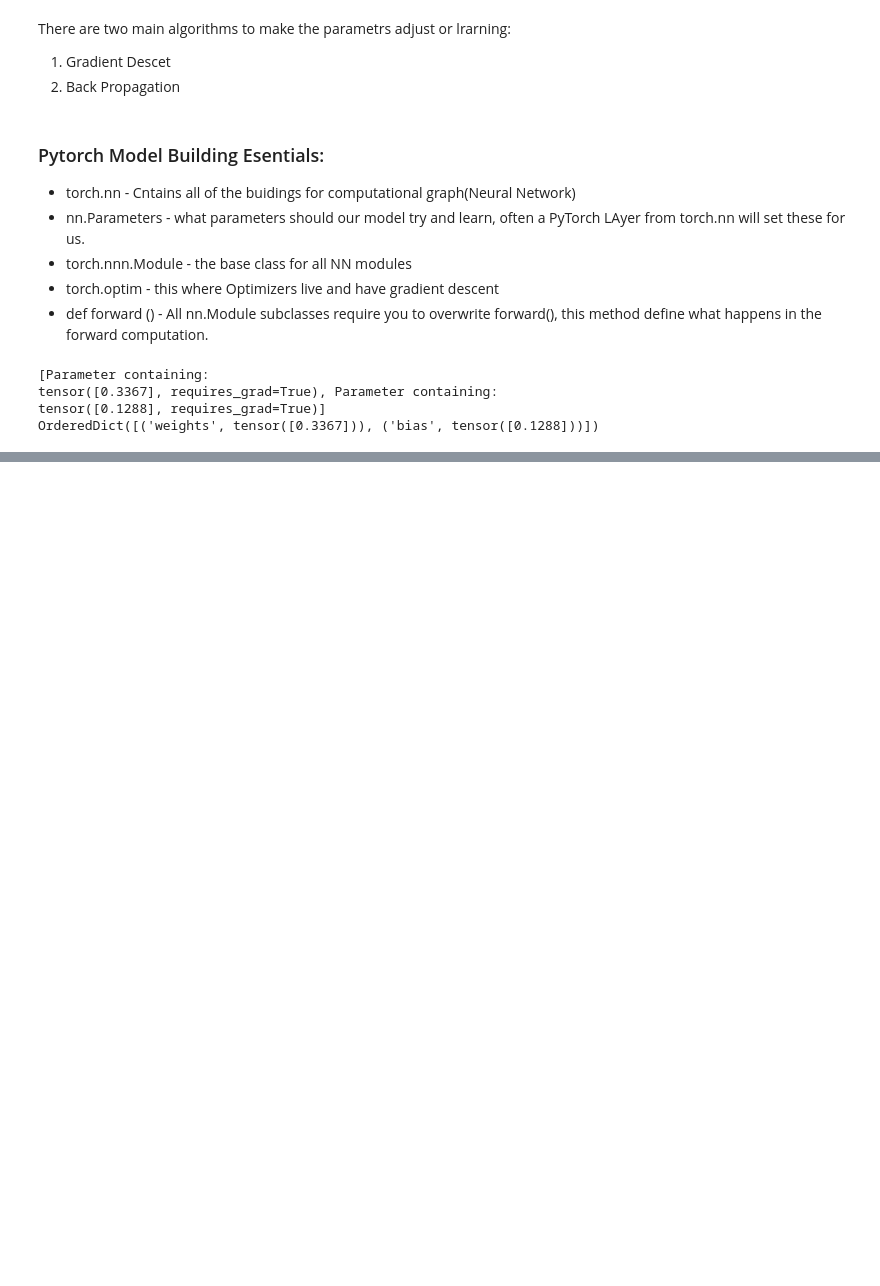
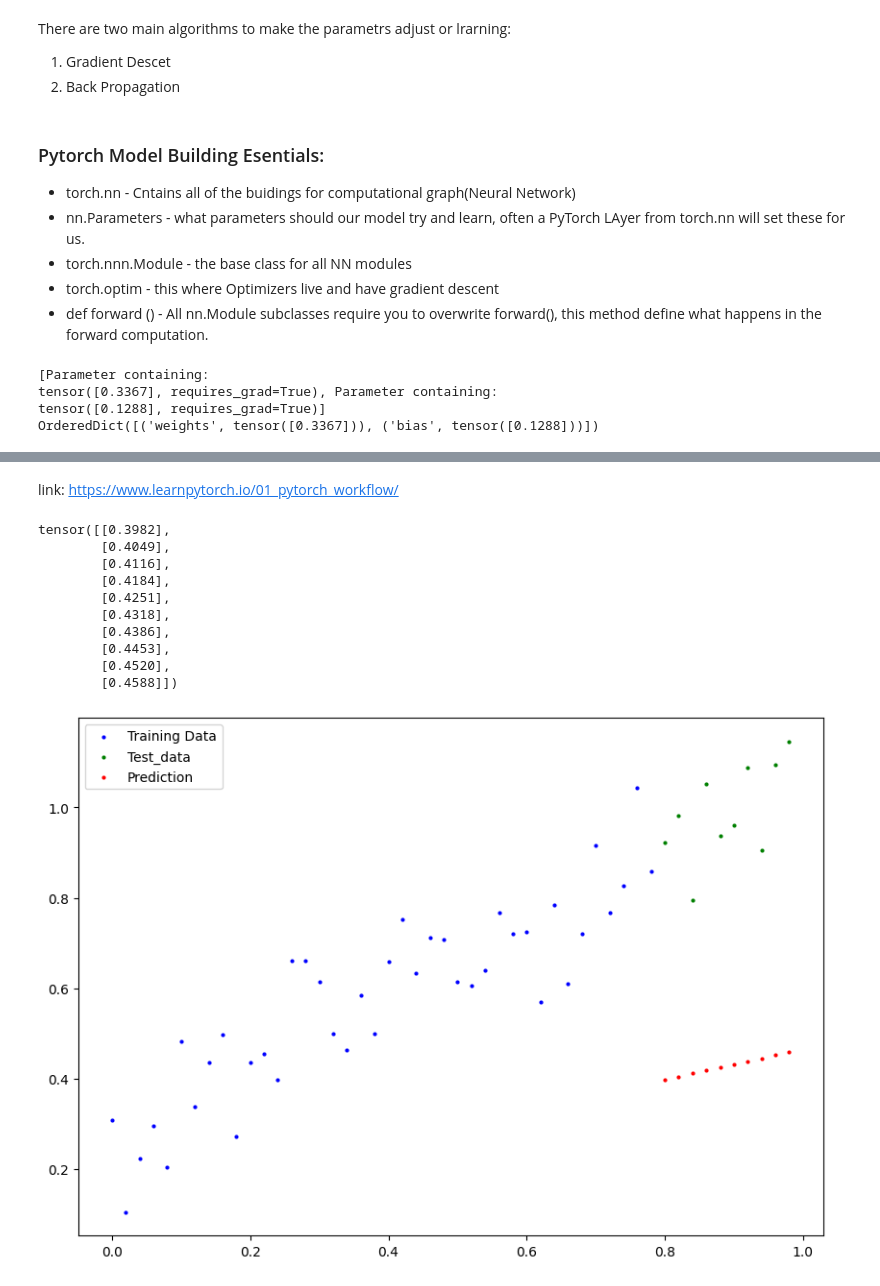
Before and after one commit to Alokiitdh/PyTorch, a Jupyter notebook: 01PyTorch_Workflow.ipynb, the cells around one changed output, grey strips where cells are left out. Saved outputs shown, nothing was run; the diff lists cells and outputs as text; code cells hidden in the pictures; blank space fills up the shorter version.

Commit message:
Training our model

```diff
--- a/01PyTorch_Workflow.ipynb
+++ b/01PyTorch_Workflow.ipynb
@@ -193,0 +217,19 @@ OrderedDict([('weights', tensor([0.3367])), ('bias', tensor([0.1288]))])
+# %% [markdown]
+link: https://www.learnpytorch.io/01_pytorch_workflow/
+# %%
+with torch.inference_mode(): #
+  y_preds = model_0(x_test)
+  print(y_preds)
+  plot_prediction(prediction = y_preds)
+# %% [output]
+tensor([[0.3982],
+        [0.4049],
+        [0.4116],
+        [0.4184],
+        [0.4251],
+        [0.4318],
+        [0.4386],
+        [0.4453],
+        [0.4520],
+        [0.4588]])
+[figure, added]
```
Also changed, not shown: parts of 21 cells of this notebook.
